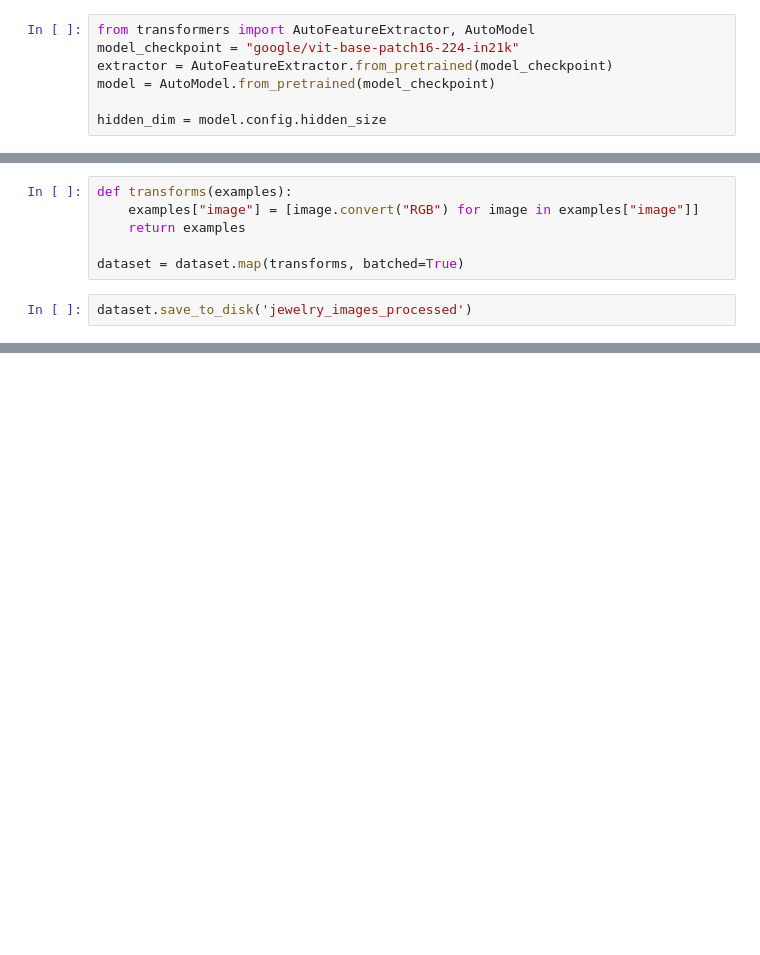
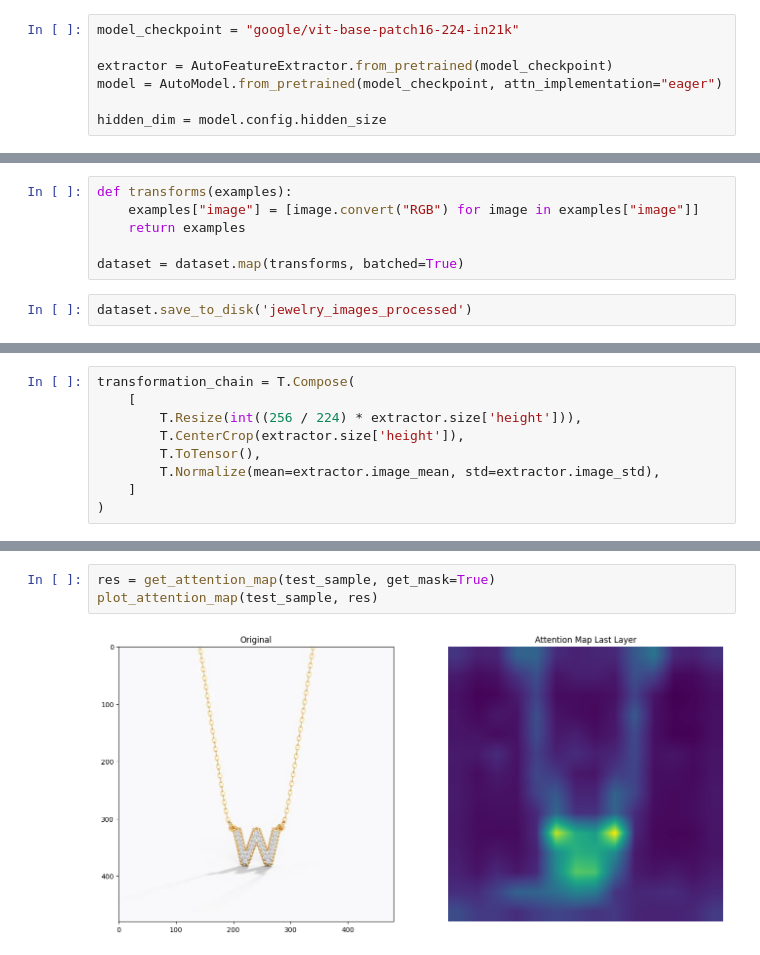
Before and after one commit to raagzz/jewelry-design-pattern-identification, a Jupyter notebook: similarity_search.ipynb, the cells around one changed output, grey strips where cells are left out. Drawn from its saved outputs; the diff is of its cells as text; blank space fills up the shorter version.

```diff
--- a/similarity_search.ipynb
+++ b/similarity_search.ipynb
@@ -3,7 +29,7 @@
 # %%
-from transformers import AutoFeatureExtractor, AutoModel
 model_checkpoint = "google/vit-base-patch16-224-in21k"
+
 extractor = AutoFeatureExtractor.from_pretrained(model_checkpoint)
-model = AutoModel.from_pretrained(model_checkpoint)
+model = AutoModel.from_pretrained(model_checkpoint, attn_implementation="eager")
 
 hidden_dim = model.config.hidden_size
@@ -174,0 +69,9 @@ plot_images(images, labels)
+# %%
+transformation_chain = T.Compose(
+    [
+        T.Resize(int((256 / 224) * extractor.size['height'])),
+        T.CenterCrop(extractor.size['height']),
+        T.ToTensor(),
+        T.Normalize(mean=extractor.image_mean, std=extractor.image_std),
+    ]
+)
@@ -174,0 +252,5 @@ plot_images(images, labels)
+# %%
+res = get_attention_map(test_sample, get_mask=True)
+plot_attention_map(test_sample, res)
+# %% [output]
+[figure, added]
```
Also changed, not shown: parts of 56 cells of this notebook.
